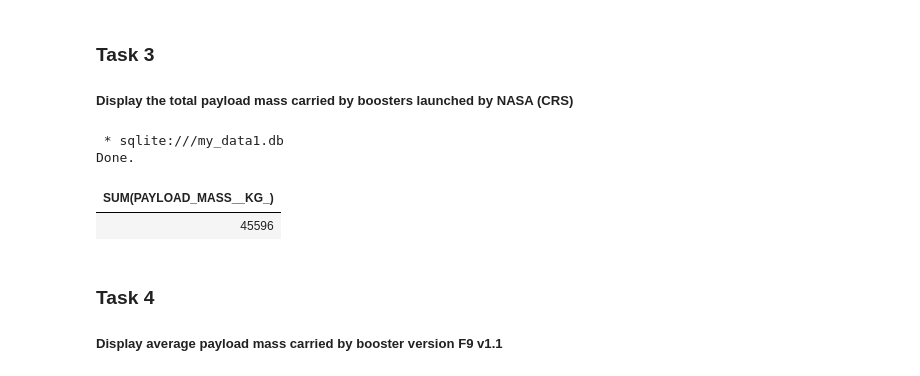
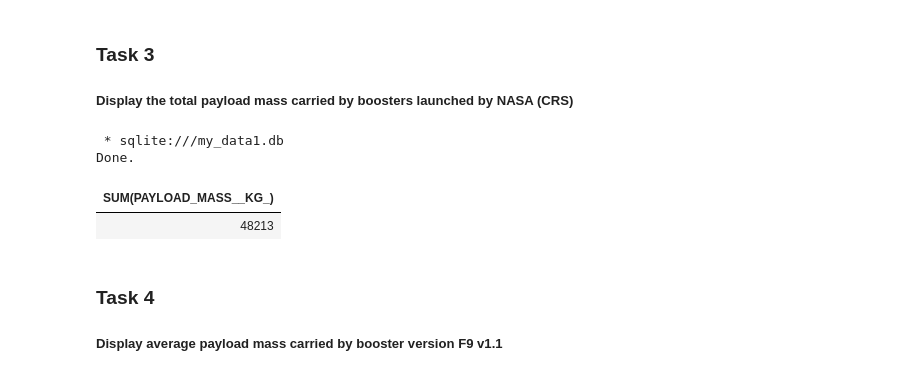
Before and after one commit to toranaga-san/IBM-Data-Science-Capstone-Project-SpaceX, a Jupyter notebook: jupyter-labs-eda-sql-coursera_sqllite.ipynb, the cells around one changed output. Cells and saved outputs as stored; diff of their text form; code cells hidden in the pictures.

```diff
--- a/jupyter-labs-eda-sql-coursera_sqllite.ipynb
+++ b/jupyter-labs-eda-sql-coursera_sqllite.ipynb
@@ -163,12 +163,12 @@ Done.
 ##### Display the total payload mass carried by boosters launched by NASA (CRS)
 # %%
 %%sql
-SELECT SUM(PAYLOAD_MASS__KG_) FROM SPACEXTABLE WHERE Customer = 'NASA (CRS)';
+SELECT SUM(PAYLOAD_MASS__KG_) FROM SPACEXTABLE WHERE Customer like '%NASA (CRS)%';
 # %% [output]
  * sqlite:///my_data1.db
 Done.
 | SUM(PAYLOAD_MASS__KG_) |
-| 45596 |
+| 48213 |
 # %% [markdown]
 ### Task 4
 
```
Also changed, not shown: parts of 1 cell of this notebook.
